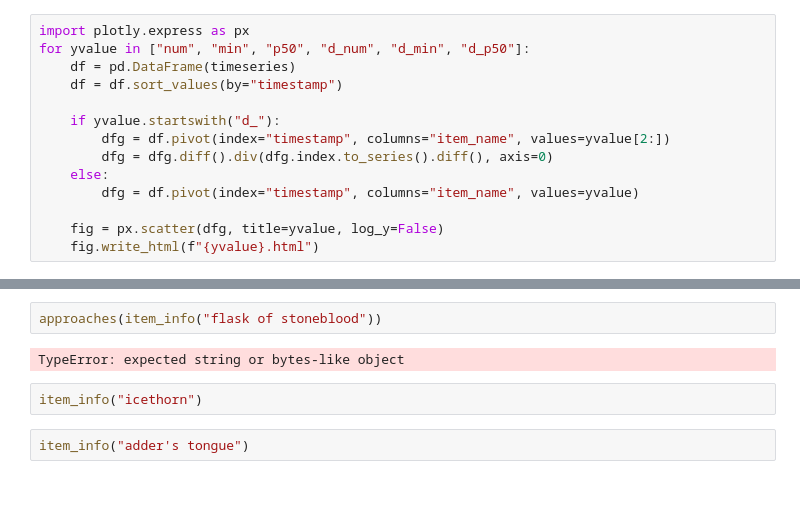
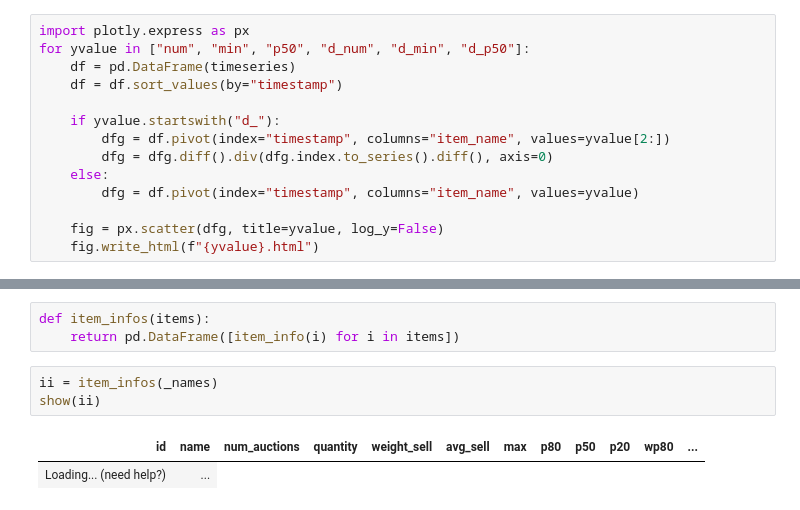
Before and after one commit to medthehatta/wow-scripts, a Jupyter notebook: tsm.ipynb, the cells around one changed output, grey strips where cells are left out. Saved outputs shown, nothing was run; the diff lists cells and outputs as text.

```diff
--- a/tsm.ipynb
+++ b/tsm.ipynb
@@ -704,8 +464,9 @@ item_info("flask of stoneblood")
-# %%
-approaches(item_info("flask of stoneblood"))
-# %% [output]
-TypeError: expected string or bytes-like object
-# %%
-item_info("icethorn")
-# %%
-item_info("adder's tongue")
+# %%
+def item_infos(items):
+    return pd.DataFrame([item_info(i) for i in items])
+# %%
+ii = item_infos(_names)
+show(ii)
+# %% [output]
+| id | name | num_auctions | quantity | weight_sell | avg_sell | max | p80 | p50 | p20 | wp80 | ... |
+| Loading... (need help?) | ... |
```
Also changed, not shown: parts of 41 cells of this notebook.
